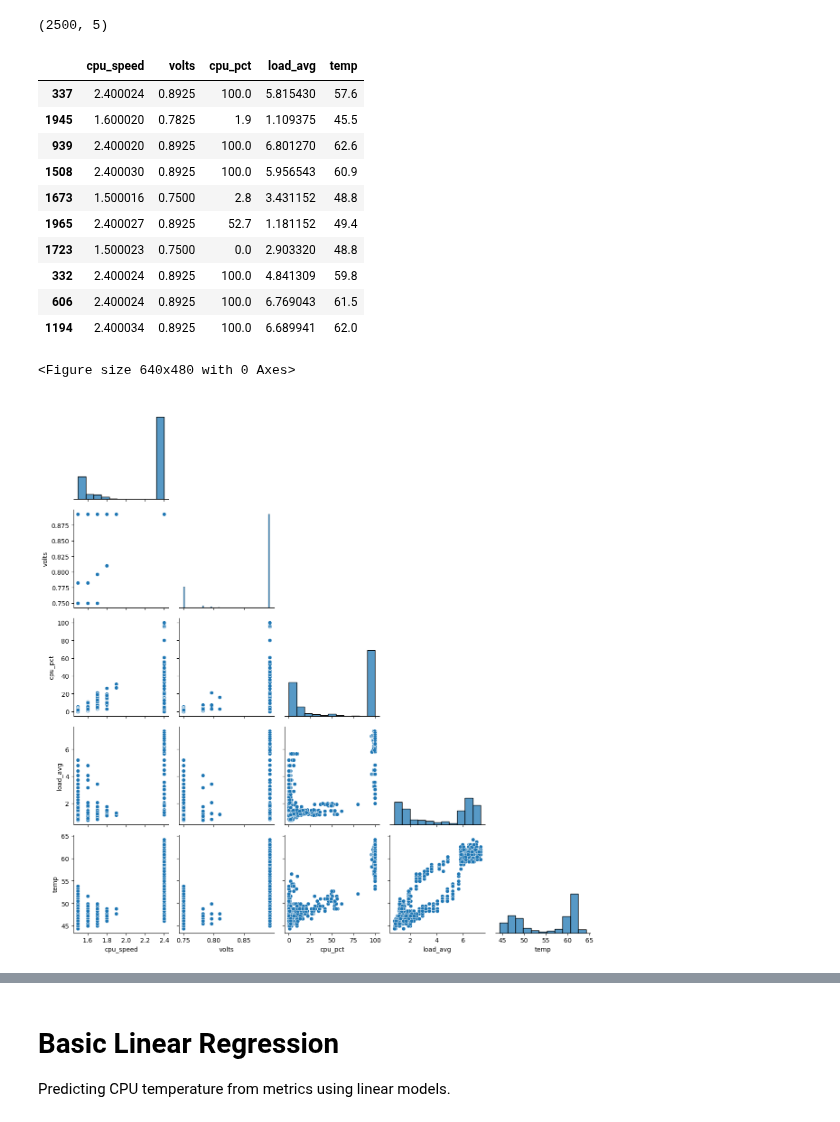
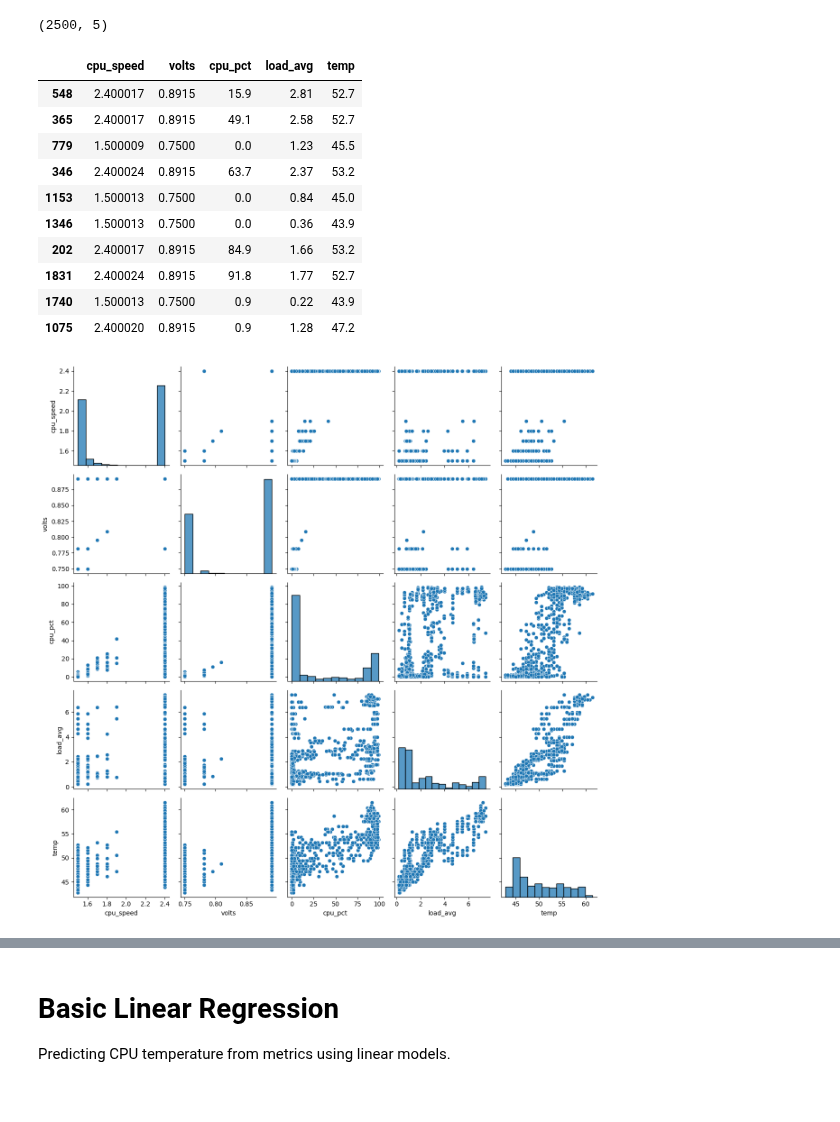
Before and after one commit to raspberrypipress/ai-projects-raspberrypi, a Jupyter notebook: code/ch03/Analyse CPU Data.ipynb, the cells around one changed output, grey strips where cells are left out. Saved outputs shown, nothing was run; the diff lists cells and outputs as text; code cells hidden in the pictures.

```diff
--- a/code/ch03/Analyse CPU Data.ipynb
+++ b/code/ch03/Analyse CPU Data.ipynb
@@ -11,28 +6,27 @@ import seaborn as sns
 
 %matplotlib inline
 # %%
-df = pd.read_csv("readings.csv", on_bad_lines='error')
+df = pd.read_csv("readings-sample.csv", on_bad_lines='error')
+
+# Show the shape of the DataFrame and a random sample of 10 rows
 display(df.shape, df.sample(10))
+
+# Display a scatter plot matrix of the data
+sns.pairplot(df.sample(1000), kind="scatter", diag_kind="hist")
+plt.tight_layout()
+plt.show()
 # %% [output]
 (2500, 5)
 |  | cpu_speed | volts | cpu_pct | load_avg | temp |
-| 337 | 2.400024 | 0.8925 | 100.0 | 5.815430 | 57.6 |
-| 1945 | 1.600020 | 0.7825 | 1.9 | 1.109375 | 45.5 |
-| 939 | 2.400020 | 0.8925 | 100.0 | 6.801270 | 62.6 |
-| 1508 | 2.400030 | 0.8925 | 100.0 | 5.956543 | 60.9 |
-| 1673 | 1.500016 | 0.7500 | 2.8 | 3.431152 | 48.8 |
-| 1965 | 2.400027 | 0.8925 | 52.7 | 1.181152 | 49.4 |
-| 1723 | 1.500023 | 0.7500 | 0.0 | 2.903320 | 48.8 |
-| 332 | 2.400024 | 0.8925 | 100.0 | 4.841309 | 59.8 |
-| 606 | 2.400024 | 0.8925 | 100.0 | 6.769043 | 61.5 |
-| 1194 | 2.400034 | 0.8925 | 100.0 | 6.689941 | 62.0 |
+| 548 | 2.400017 | 0.8915 | 15.9 | 2.81 | 52.7 |
+| 365 | 2.400017 | 0.8915 | 49.1 | 2.58 | 52.7 |
+| 779 | 1.500009 | 0.7500 | 0.0 | 1.23 | 45.5 |
+| 346 | 2.400024 | 0.8915 | 63.7 | 2.37 | 53.2 |
+| 1153 | 1.500013 | 0.7500 | 0.0 | 0.84 | 45.0 |
+| 1346 | 1.500013 | 0.7500 | 0.0 | 0.36 | 43.9 |
+| 202 | 2.400017 | 0.8915 | 84.9 | 1.66 | 53.2 |
+| 1831 | 2.400024 | 0.8915 | 91.8 | 1.77 | 52.7 |
+| 1740 | 1.500013 | 0.7500 | 0.9 | 0.22 | 43.9 |
+| 1075 | 2.400020 | 0.8915 | 0.9 | 1.28 | 47.2 |
+[figure, added]
-# %%
-plt.clf()
-# scatter_matrix(df.sample(2000), figsize=(10, 8))
-sns.pairplot(df.sample(1000), kind="scatter", diag_kind="hist", corner=True)
-plt.tight_layout()
-plt.show()
-# %% [output]
-<Figure size 640x480 with 0 Axes>
-[figure, removed]
 # %%
```
Also changed, not shown: parts of 3 cells of this notebook, 1 other file.
